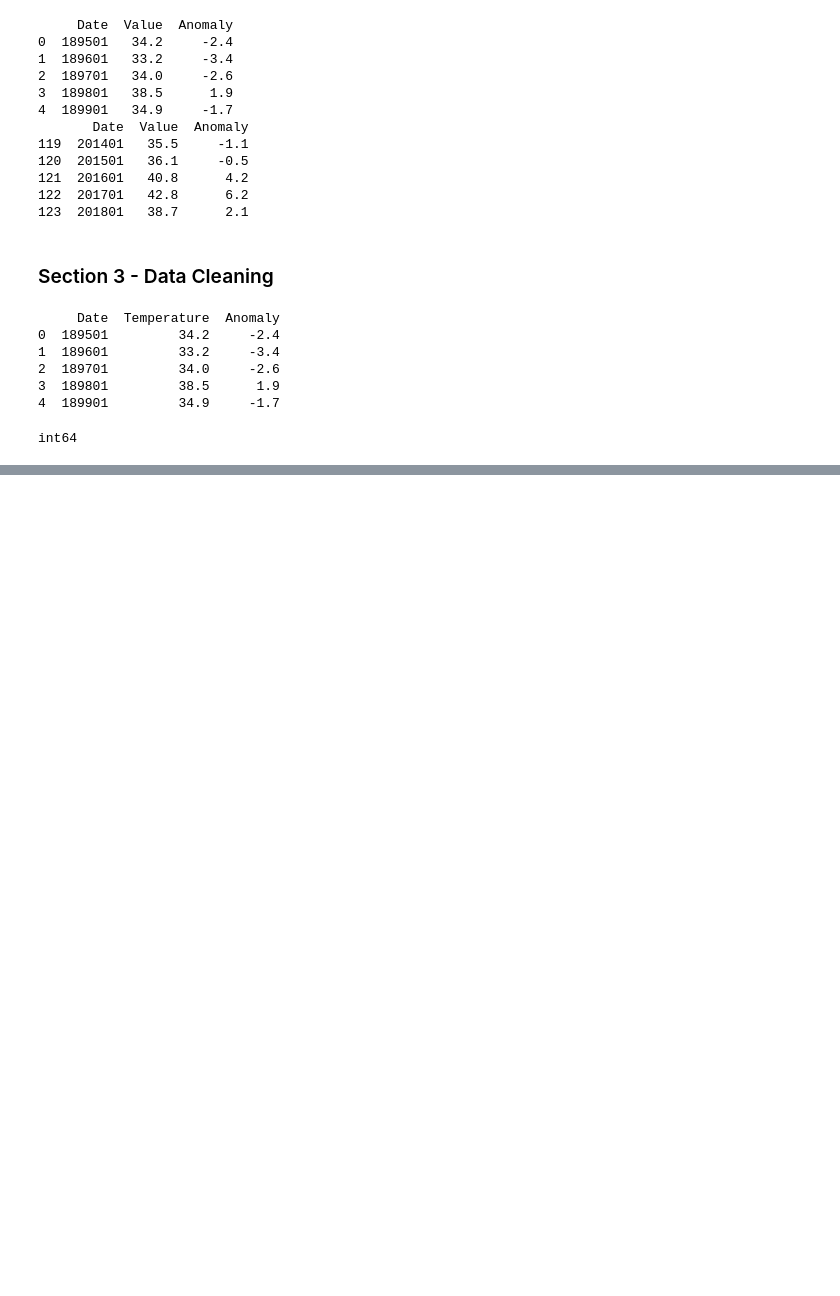
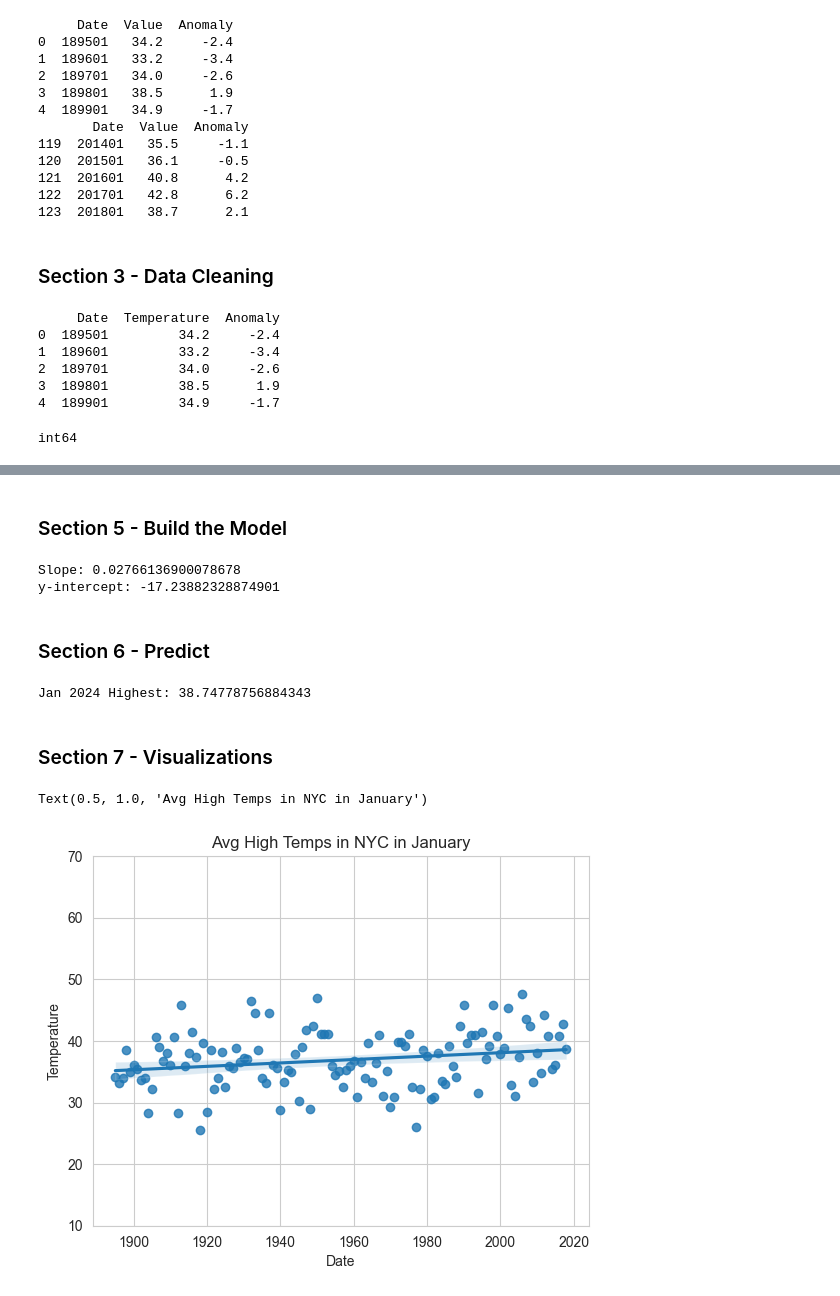
Before and after one commit to Bshell13/datafun-07-ml, a Jupyter notebook: shellenberger_ml.ipynb, the cells around one changed output, grey strips where cells are left out. Saved outputs shown, nothing was run; the diff lists cells and outputs as text; code cells hidden in the pictures; blank space fills up the shorter version.

Commit message:
Regplot of NYC Temps

```diff
--- a/shellenberger_ml.ipynb
+++ b/shellenberger_ml.ipynb
@@ -58,3 +60,6 @@ print(nyc_df.head())
 print(nyc_df.Date.dtype)
 # %% [output]
 int64
+# %%
+nyc_df.Date = nyc_df.Date.floordiv(100)
+nyc_df.head(3)
@@ -60,0 +88,26 @@ int64
+# %% [markdown]
+### Section 5 - Build the Model
+# %%
+linear_regression = stats.linregress(x=nyc_df.Date, y=nyc_df.Temperature)
+print(f'Slope: {linear_regression.slope}')
+print(f'y-intercept: {linear_regression.intercept}')
+# %% [output]
+Slope: 0.02766136900078678
+y-intercept: -17.23882328874901
+# %% [markdown]
+### Section 6 - Predict
+# %%
+# predicting temp for 2024
+print(f'Jan 2024 Highest: {linear_regression.slope * 2024 + linear_regression.intercept}')
+# %% [output]
+Jan 2024 Highest: 38.74778756884343
+# %% [markdown]
+### Section 7 - Visualizations
+# %%
+sns.set_style('whitegrid')
+axes = sns.regplot(x=nyc_df.Date, y=nyc_df.Temperature)
+axes.set_ylim(10,70)
+axes.set_title('Avg High Temps in NYC in January')
+# %% [output]
+Text(0.5, 1.0, 'Avg High Temps in NYC in January')
+[figure, added]
```
Also changed, not shown: parts of 4 cells of this notebook.
